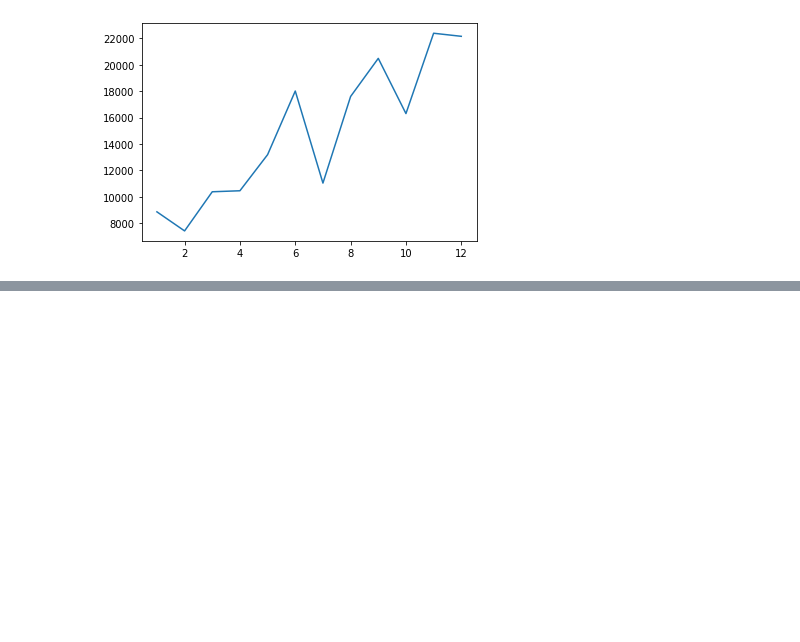
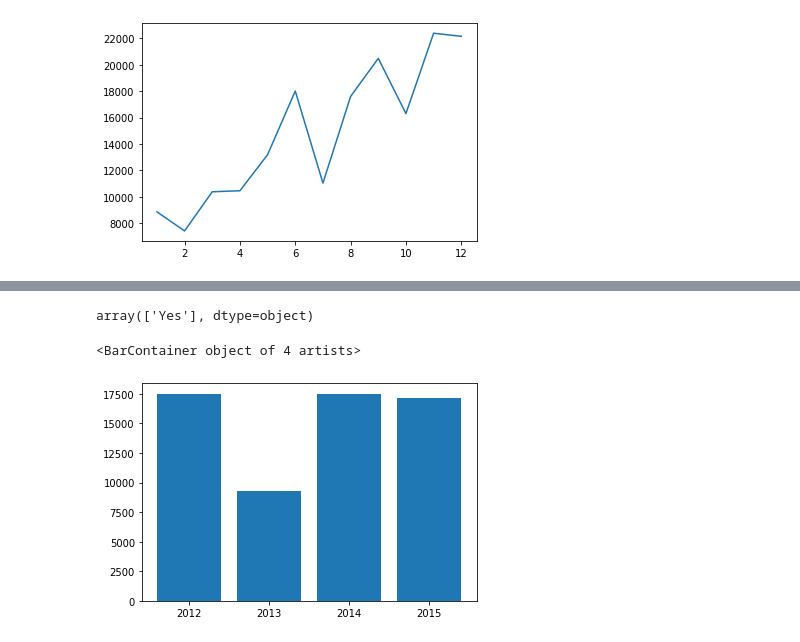
Before and after one commit to sophieying24/ML22_lab, a Jupyter notebook: ML_Part1.ipynb, the cells around one changed output, grey strips where cells are left out. Drawn from its saved outputs; the diff is of its cells as text; code cells hidden in the pictures; blank space fills up the shorter version.

```diff
--- a/ML_Part1.ipynb
+++ b/ML_Part1.ipynb
@@ -132,0 +172,2 @@ plt.plot(data_ym[''])
+# %%
+rdata = pd.read_csv('data/Returns.csv')
@@ -132,0 +183,2 @@ plt.plot(data_ym[''])
+# %%
+mdf= pd.merge(data_clean, rdata, how='inner', left_on = 'Order.ID', right_on = 'Order ID')
@@ -132,0 +210,13 @@ plt.plot(data_ym[''])
+# %%
+mdf.Returned.unique()
+# %% [output]
+array(['Yes'], dtype=object)
+# %%
+mdf['Year'] = mdf['Year'].astype(str)
+# %%
+mdfg= mdf.groupby('Year', as_index=False).agg('sum')
+# %%
+plt.bar(mdfg['Year'], mdfg['Profit'])
+# %% [output]
+<BarContainer object of 4 artists>
+[figure, added]
```
Also changed, not shown: parts of 30 cells of this notebook.
